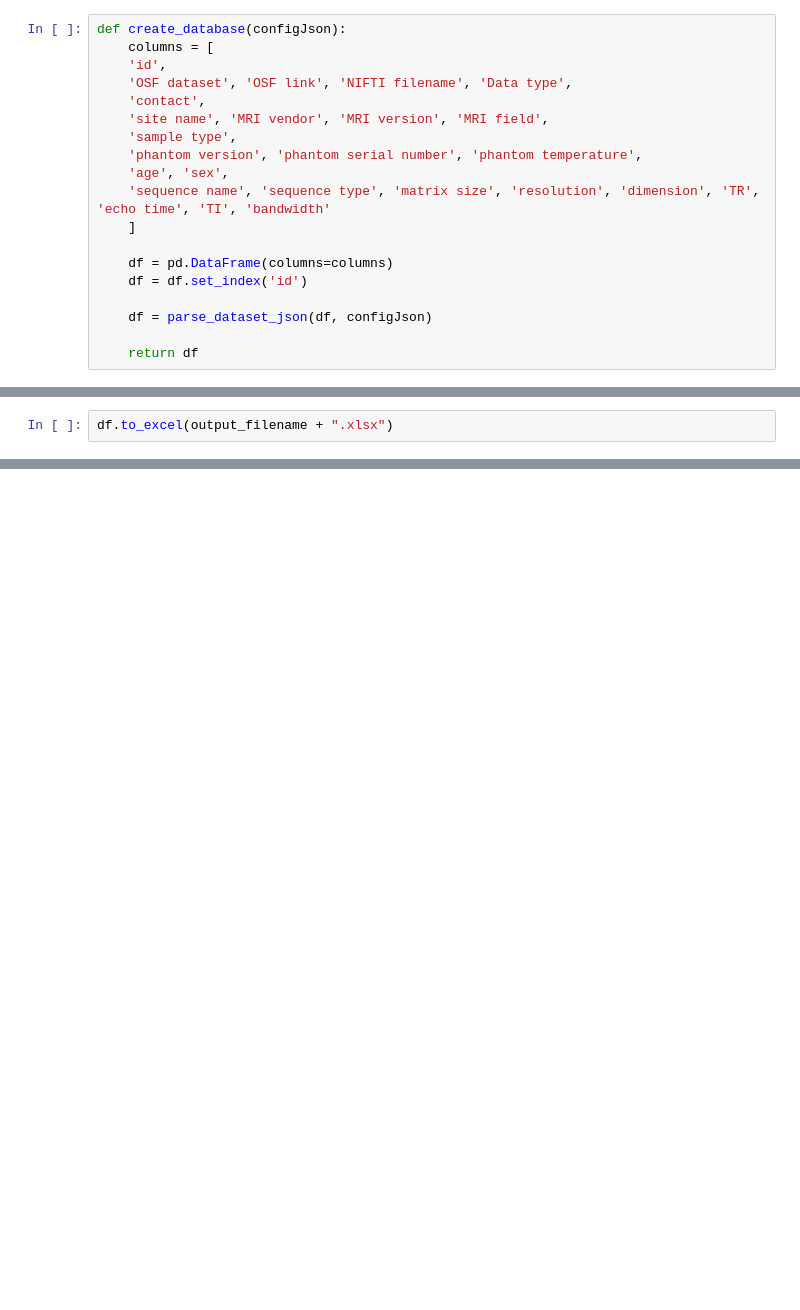
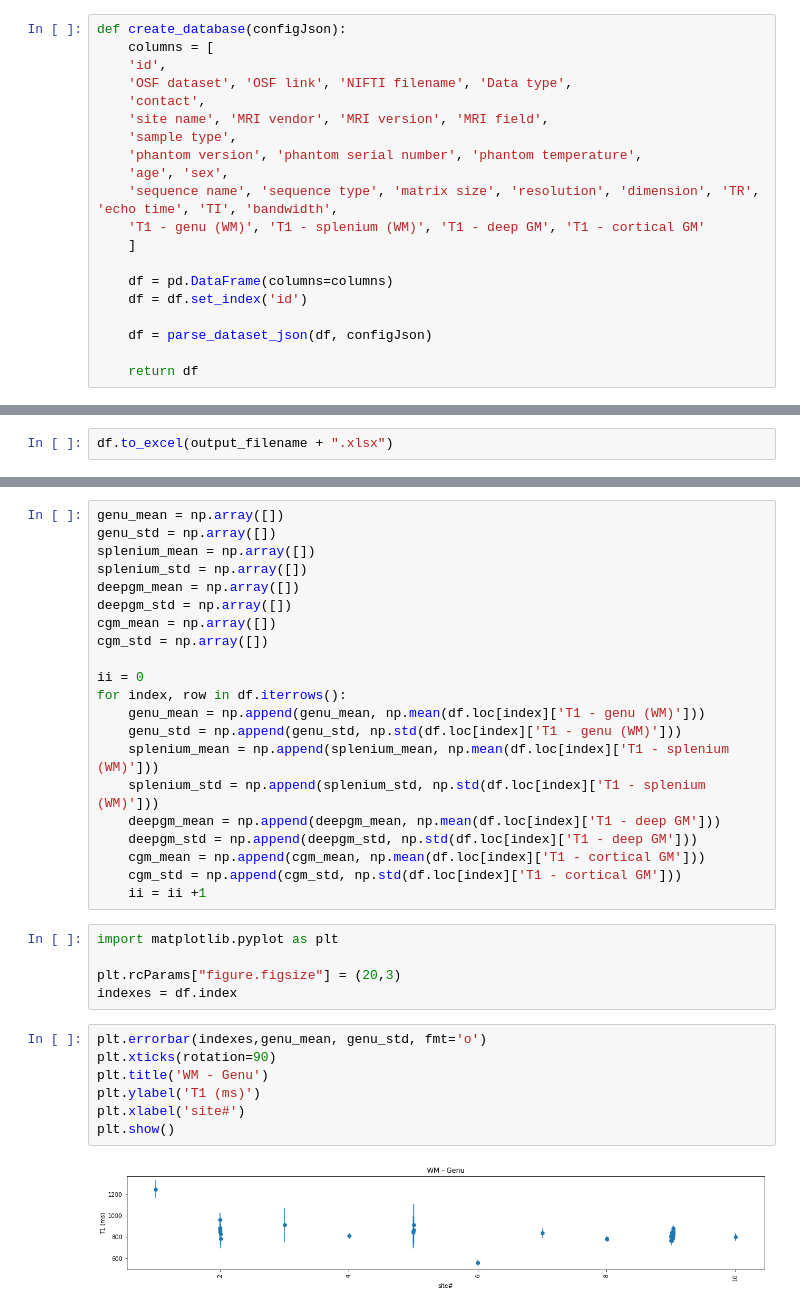
Before and after one commit to rrsg2020/analysis, a Jupyter notebook: generate_database.ipynb, the cells around one changed output, grey strips where cells are left out. Saved outputs shown, nothing was run; the diff lists cells and outputs as text; blank space fills up the shorter version.

```diff
--- a/generate_database.ipynb
+++ b/generate_database.ipynb
@@ -22,7 +24,8 @@ def create_database(configJson):
     'sample type',
     'phantom version', 'phantom serial number', 'phantom temperature',
     'age', 'sex',
-    'sequence name', 'sequence type', 'matrix size', 'resolution', 'dimension', 'TR', 'echo time', 'TI', 'bandwidth'
+    'sequence name', 'sequence type', 'matrix size', 'resolution', 'dimension', 'TR', 'echo time', 'TI', 'bandwidth',
+    'T1 - genu (WM)', 'T1 - splenium (WM)', 'T1 - deep GM', 'T1 - cortical GM'
     ]
 
     df = pd.DataFrame(columns=columns)
@@ -154,0 +272,35 @@ df.to_excel(output_filename + ".xlsx")
+# %%
+genu_mean = np.array([])
+genu_std = np.array([])
+splenium_mean = np.array([])
+splenium_std = np.array([])
+deepgm_mean = np.array([])
+deepgm_std = np.array([])
+cgm_mean = np.array([])
+cgm_std = np.array([])
+
+ii = 0
+for index, row in df.iterrows():
+    genu_mean = np.append(genu_mean, np.mean(df.loc[index]['T1 - genu (WM)']))
+    genu_std = np.append(genu_std, np.std(df.loc[index]['T1 - genu (WM)']))
+    splenium_mean = np.append(splenium_mean, np.mean(df.loc[index]['T1 - splenium (WM)']))
+    splenium_std = np.append(splenium_std, np.std(df.loc[index]['T1 - splenium (WM)']))
+    deepgm_mean = np.append(deepgm_mean, np.mean(df.loc[index]['T1 - deep GM']))
+    deepgm_std = np.append(deepgm_std, np.std(df.loc[index]['T1 - deep GM']))
+    cgm_mean = np.append(cgm_mean, np.mean(df.loc[index]['T1 - cortical GM']))
+    cgm_std = np.append(cgm_std, np.std(df.loc[index]['T1 - cortical GM']))
+    ii = ii +1
+# %%
+import matplotlib.pyplot as plt
+
+plt.rcParams["figure.figsize"] = (20,3)
+indexes = df.index
+# %%
+plt.errorbar(indexes,genu_mean, genu_std, fmt='o')
+plt.xticks(rotation=90)
+plt.title('WM - Genu')
+plt.ylabel('T1 (ms)')
+plt.xlabel('site#')
+plt.show()
+# %% [output]
+[figure, added]
```
Also changed, not shown: parts of 15 cells of this notebook, 2 other files.
